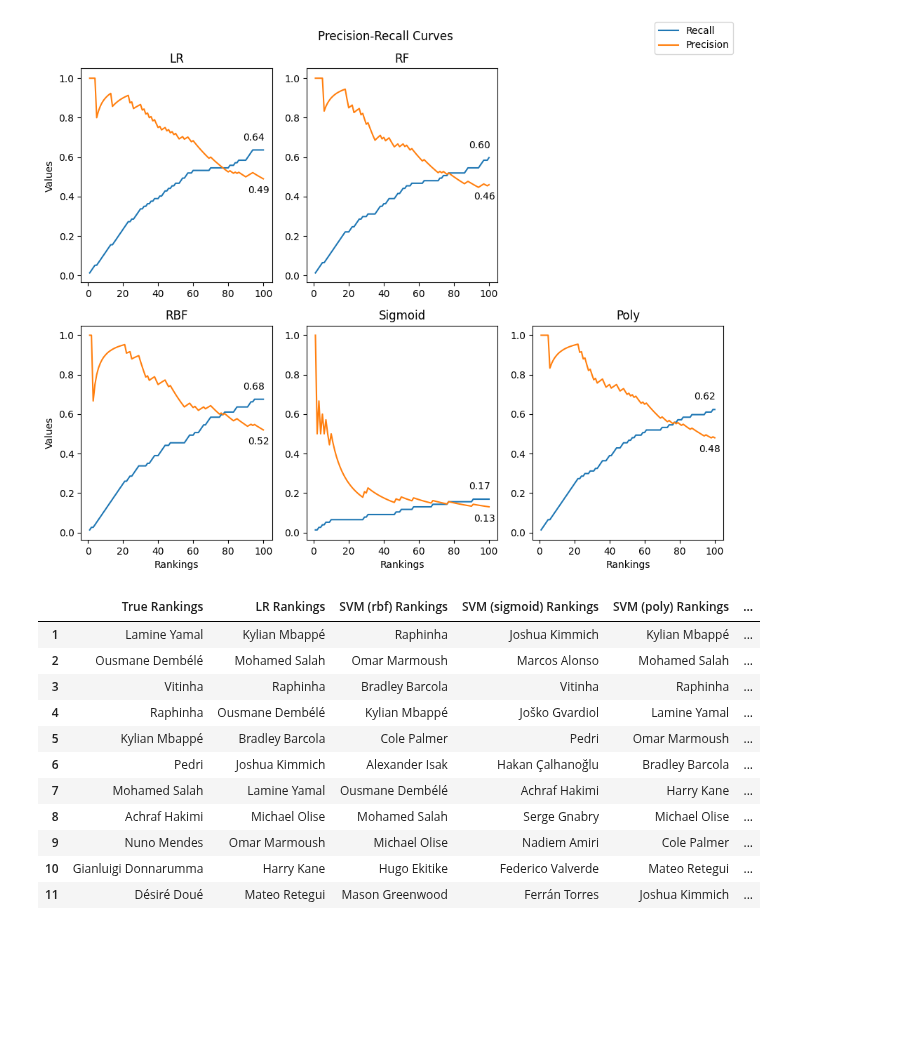
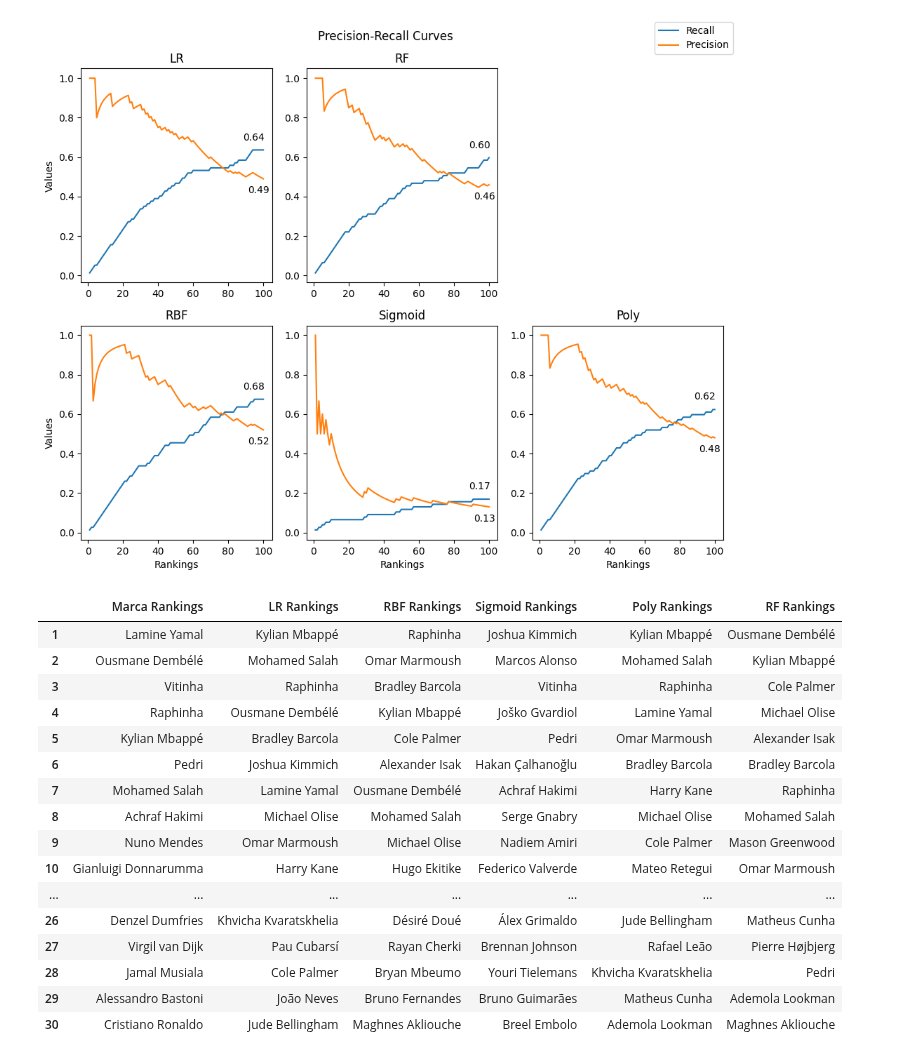
Before and after one commit to shipley7/fifa, a Jupyter notebook: FIFA.ipynb, the cells around one changed output. Saved outputs shown, nothing was run; the diff lists cells and outputs as text; code cells hidden in the pictures; blank space fills up the shorter version.

Commit message:
Changing Rankings to top 30.

```diff
--- a/FIFA.ipynb
+++ b/FIFA.ipynb
@@ -938,35 +938,40 @@ fig.legend(labels=labels,
 <matplotlib.legend.Legend at 0x...>
 [figure]
 # %%
-true_rankings = ['Lamine Yamal', 'Ousmane Dembélé', 'Vitinha', 'Raphinha', 'Kylian Mbappé', 'Pedri', 'Mohamed Salah', 'Achraf Hakimi', 'Nuno Mendes', 'Gianluigi Donnarumma', 'Désiré Doué'] # top 11 rankings
+true_rankings = ['Lamine Yamal', 'Ousmane Dembélé', 'Vitinha', 'Raphinha', 'Kylian Mbappé', 'Pedri', 'Mohamed Salah', 'Achraf Hakimi', 'Nuno Mendes', 'Gianluigi Donnarumma', 'Désiré Doué', 'Viktor Gyökeres', 'Harry Kane', 'Cole Palmer', 'Lautaro Martínez', 'Julián Álvarez', 'Fabián Ruiz Peña', 'Robert Lewandowski', 'Scott McTominay', 'Declan Rice', 'Federico Valverde', 'Isco', 'João Neves', 'Florian Wirtz', 'Vinicius Júnior', 'Denzel Dumfries', 'Virgil van Dijk', 'Jamal Musiala', 'Alessandro Bastoni', 'Cristiano Ronaldo'] # top 30 rankings
 
-# Get the top 11 rankings for each of the five best models
-top_lr = best_log_rankings[:11]
-top_svm_rbf = best_svm_rbf_rankings[:11]
-top_svm_sigmoid = best_svm_sigmoid_rankings[:11]
-top_svm_poly = best_svm_poly_rankings[:11]
-top_rf = best_rf_rankings[:11]
+# Get the top 30 rankings for each of the five best models
+top_lr = best_log_rankings[:30]
+top_svm_rbf = best_svm_rbf_rankings[:30]
+top_svm_sigmoid = best_svm_sigmoid_rankings[:30]
+top_svm_poly = best_svm_poly_rankings[:30]
+top_rf = best_rf_rankings[:30]
 
 # For help displaying the rankings
-data = {"True Rankings": true_rankings,
+data = {"Marca Rankings": true_rankings,
         "LR Rankings": top_lr,
-        "SVM (rbf) Rankings": top_svm_rbf,
-        "SVM (sigmoid) Rankings": top_svm_sigmoid,
-        "SVM (poly) Rankings": top_svm_poly,
+        "RBF Rankings": top_svm_rbf,
+        "Sigmoid Rankings": top_svm_sigmoid,
+        "Poly Rankings": top_svm_poly,
         "RF Rankings": top_rf}
 rankings_df = pd.DataFrame(data) # convert to dataframe
 rankings_df.index = np.arange(1, len(rankings_df) + 1) # fix the index
 rankings_df # print the dataframe
 # %% [output]
-|  | True Rankings | LR Rankings | SVM (rbf) Rankings | SVM (sigmoid) Rankings | SVM (poly) Rankings | ... |
-| 1 | Lamine Yamal | Kylian Mbappé | Raphinha | Joshua Kimmich | Kylian Mbappé | ... |
-| 2 | Ousmane Dembélé | Mohamed Salah | Omar Marmoush | Marcos Alonso | Mohamed Salah | ... |
-| 3 | Vitinha | Raphinha | Bradley Barcola | Vitinha | Raphinha | ... |
-| 4 | Raphinha | Ousmane Dembélé | Kylian Mbappé | Joško Gvardiol | Lamine Yamal | ... |
-| 5 | Kylian Mbappé | Bradley Barcola | Cole Palmer | Pedri | Omar Marmoush | ... |
-| 6 | Pedri | Joshua Kimmich | Alexander Isak | Hakan Çalhanoğlu | Bradley Barcola | ... |
-| 7 | Mohamed Salah | Lamine Yamal | Ousmane Dembélé | Achraf Hakimi | Harry Kane | ... |
-| 8 | Achraf Hakimi | Michael Olise | Mohamed Salah | Serge Gnabry | Michael Olise | ... |
-| 9 | Nuno Mendes | Omar Marmoush | Michael Olise | Nadiem Amiri | Cole Palmer | ... |
-| 10 | Gianluigi Donnarumma | Harry Kane | Hugo Ekitike | Federico Valverde | Mateo Retegui | ... |
-| 11 | Désiré Doué | Mateo Retegui | Mason Greenwood | Ferrán Torres | Joshua Kimmich | ... |
+|  | Marca Rankings | LR Rankings | RBF Rankings | Sigmoid Rankings | Poly Rankings | RF Rankings |
+| 1 | Lamine Yamal | Kylian Mbappé | Raphinha | Joshua Kimmich | Kylian Mbappé | Ousmane Dembélé |
+| 2 | Ousmane Dembélé | Mohamed Salah | Omar Marmoush | Marcos Alonso | Mohamed Salah | Kylian Mbappé |
+| 3 | Vitinha | Raphinha | Bradley Barcola | Vitinha | Raphinha | Cole Palmer |
+| 4 | Raphinha | Ousmane Dembélé | Kylian Mbappé | Joško Gvardiol | Lamine Yamal | Michael Olise |
+| 5 | Kylian Mbappé | Bradley Barcola | Cole Palmer | Pedri | Omar Marmoush | Alexander Isak |
+| 6 | Pedri | Joshua Kimmich | Alexander Isak | Hakan Çalhanoğlu | Bradley Barcola | Bradley Barcola |
+| 7 | Mohamed Salah | Lamine Yamal | Ousmane Dembélé | Achraf Hakimi | Harry Kane | Raphinha |
+| 8 | Achraf Hakimi | Michael Olise | Mohamed Salah | Serge Gnabry | Michael Olise | Mohamed Salah |
+| 9 | Nuno Mendes | Omar Marmoush | Michael Olise | Nadiem Amiri | Cole Palmer | Mason Greenwood |
+| 10 | Gianluigi Donnarumma | Harry Kane | Hugo Ekitike | Federico Valverde | Mateo Retegui | Omar Marmoush |
+| ... | ... | ... | ... | ... | ... | ... |
+| 26 | Denzel Dumfries | Khvicha Kvaratskhelia | Désiré Doué | Álex Grimaldo | Jude Bellingham | Matheus Cunha |
+| 27 | Virgil van Dijk | Pau Cubarsí | Rayan Cherki | Brennan Johnson | Rafael Leão | Pierre Højbjerg |
+| 28 | Jamal Musiala | Cole Palmer | Bryan Mbeumo | Youri Tielemans | Khvicha Kvaratskhelia | Pedri |
+| 29 | Alessandro Bastoni | João Neves | Bruno Fernandes | Bruno Guimarães | Matheus Cunha | Ademola Lookman |
+| 30 | Cristiano Ronaldo | Jude Bellingham | Maghnes Akliouche | Breel Embolo | Ademola Lookman | Maghnes Akliouche |
```
